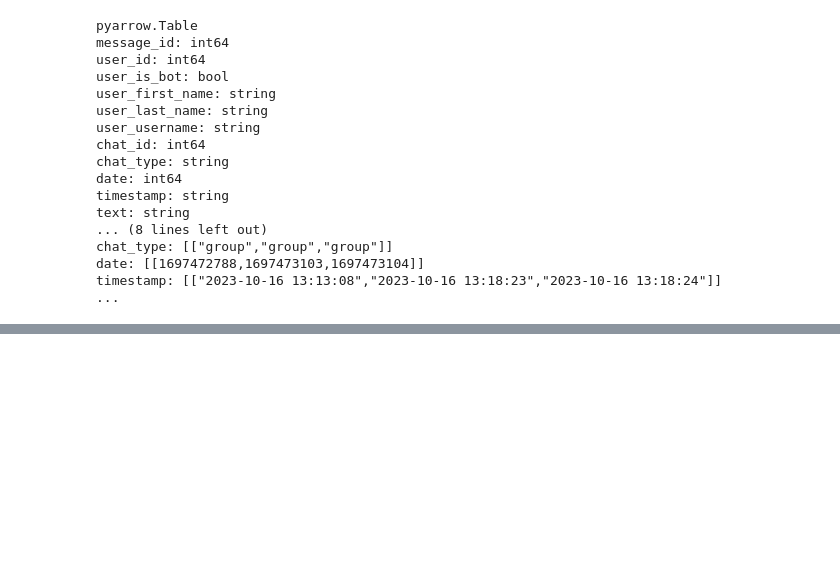
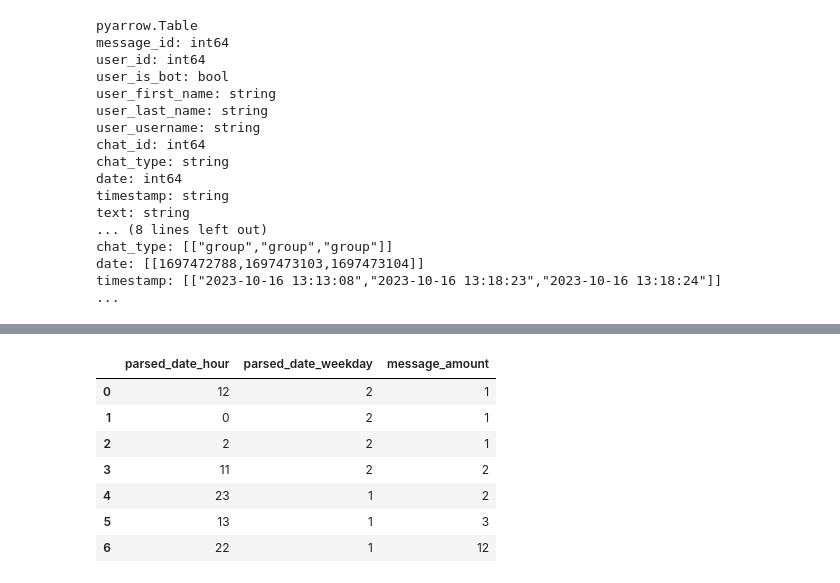
Before and after one commit to mateus-miguel/projeto-pipeline-telegram, a Jupyter notebook: telegram-pipeline-project.ipynb, the cells around one changed output, grey strips where cells are left out. Drawn from its saved outputs; the diff is of its cells as text; code cells hidden in the pictures; blank space fills up the shorter version.

```diff
--- a/telegram-pipeline-project.ipynb
+++ b/telegram-pipeline-project.ipynb
@@ -339,0 +473,12 @@ timestamp: [["2023-10-16 13:13:08","2023-10-16 13:18:23","2023-10-16 13:18:24"]]
+# %%
+df = pd.read_csv('../input/data-getupdates/parsed_date_hour_weekday_message_amount.csv', sep=',')
+df.head(10)
+# %% [output]
+|  | parsed_date_hour | parsed_date_weekday | message_amount |
+| 0 | 12 | 2 | 1 |
+| 1 | 0 | 2 | 1 |
+| 2 | 2 | 2 | 1 |
+| 3 | 11 | 2 | 2 |
+| 4 | 23 | 1 | 2 |
+| 5 | 13 | 1 | 3 |
+| 6 | 22 | 1 | 12 |
```
Also changed, not shown: parts of 11 cells of this notebook.
